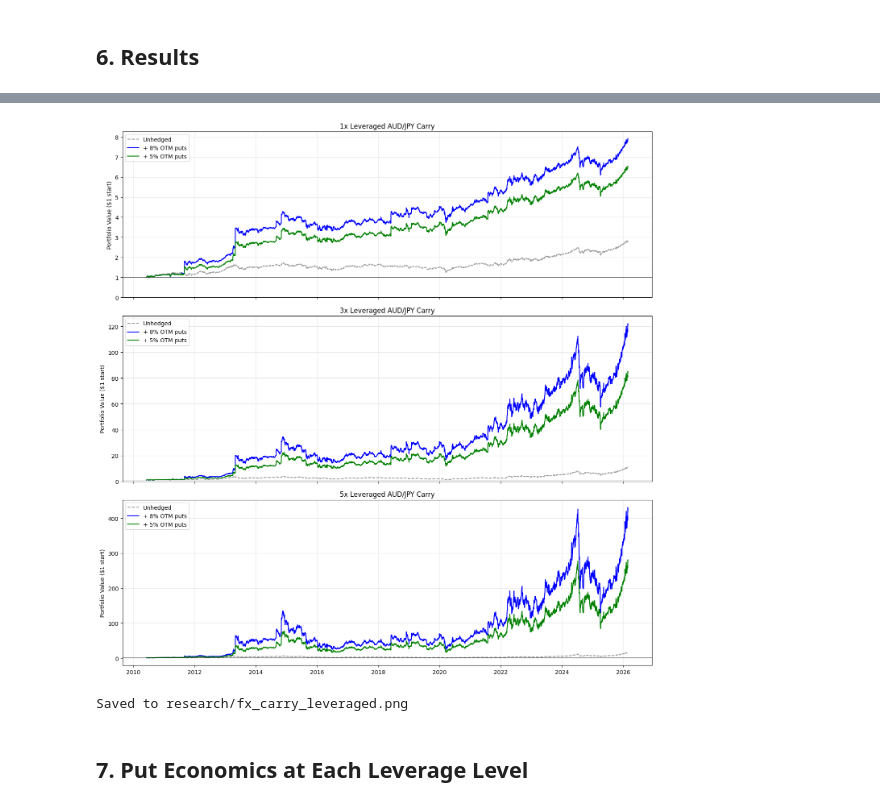
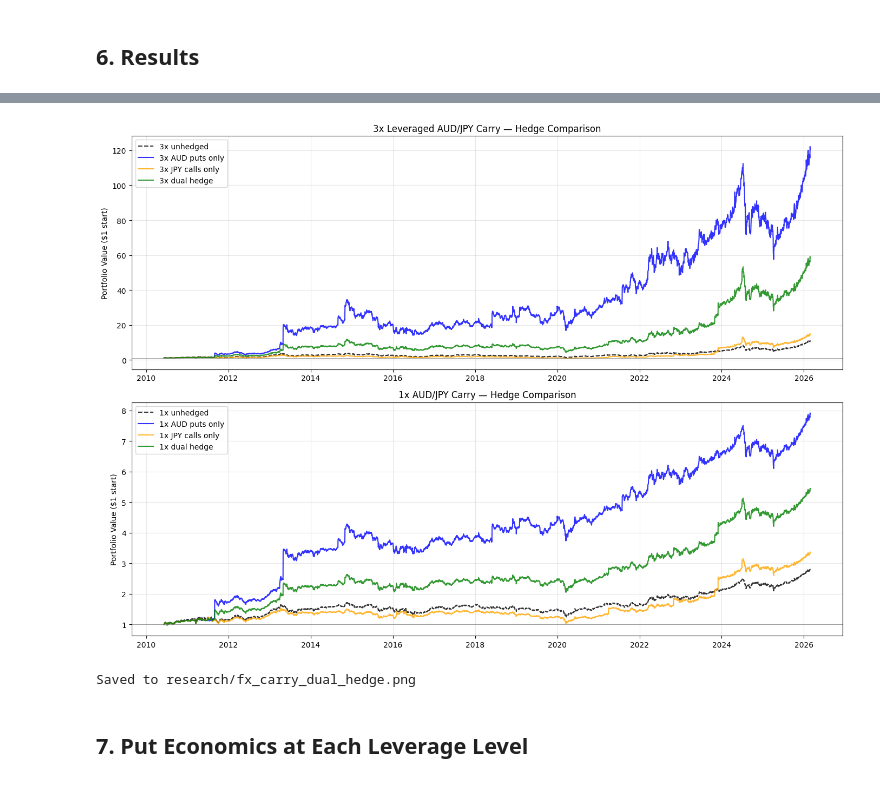
Before and after one commit to lambdaclass/options_backtester, a Jupyter notebook: notebooks/fx_carry_real.ipynb, the cells around one changed output, grey strips where cells are left out. Drawn from its saved outputs; the diff is of its cells as text; code cells hidden in the pictures.

```diff
--- a/notebooks/fx_carry_real.ipynb
+++ b/notebooks/fx_carry_real.ipynb
@@ -613,32 +634,47 @@ SPY buy-and-hold                                 11.11%   15.6%    0.712   -51.9
-# %%
-# Equity curves
-fig, axes = plt.subplots(3, 1, figsize=(14, 14), sharex=True)
-
-for i, lev in enumerate([1, 3, 5]):
-    ax = axes[i]
-
-    unhedged = results[lev]['unhedged']['capital']
-    hedged_8 = results[lev]['hedged_8pct']['capital']
-    hedged_5 = results[lev]['hedged_5pct']['capital']
-
-    ax.plot(unhedged.index, unhedged / 100, 'k--', alpha=0.4, label='Unhedged')
-    ax.plot(hedged_8.index, hedged_8 / 100, 'b-', label='+ 8% OTM puts')
-    ax.plot(hedged_5.index, hedged_5 / 100, 'g-', label='+ 5% OTM puts')
-
-    ax.set_title(f'{lev}x Leveraged AUD/JPY Carry')
-    ax.set_ylabel('Portfolio Value ($1 start)')
-    ax.legend()
-    ax.grid(True, alpha=0.3)
-    ax.axhline(1, color='black', linewidth=0.5)
-    if lev <= 3:
-        ax.set_ylim(bottom=0)
-
-plt.tight_layout()
-plt.savefig('../research/fx_carry_leveraged.png', dpi=100, bbox_inches='tight')
-plt.show()
-print('Saved to research/fx_carry_leveraged.png')
-# %% [output]
-[figure, removed]
-Saved to research/fx_carry_leveraged.png
+# %%
+# Equity curves — compare hedge types at 3x leverage
+fig, axes = plt.subplots(2, 1, figsize=(14, 10))
+
+# 3x leverage comparison
+ax = axes[0]
+for label, color, ls in [
+    ('3x unhedged', 'black', '--'),
+    ('3x AUD puts only', 'blue', '-'),
+    ('3x JPY calls only', 'orange', '-'),
+    ('3x dual hedge', 'green', '-'),
+]:
+    cap = results[label]['capital'] / 100
+    ax.plot(cap.index, cap, color=color, linestyle=ls, label=label, alpha=0.8)
+
+ax.set_title('3x Leveraged AUD/JPY Carry — Hedge Comparison')
+ax.set_ylabel('Portfolio Value ($1 start)')
+ax.legend()
+ax.grid(True, alpha=0.3)
+ax.axhline(1, color='gray', linewidth=0.5)
+
+# 1x leverage comparison
+ax = axes[1]
+for label, color, ls in [
+    ('1x unhedged', 'black', '--'),
+    ('1x AUD puts only', 'blue', '-'),
+    ('1x JPY calls only', 'orange', '-'),
+    ('1x dual hedge', 'green', '-'),
+]:
+    cap = results[label]['capital'] / 100
+    ax.plot(cap.index, cap, color=color, linestyle=ls, label=label, alpha=0.8)
+
+ax.set_title('1x AUD/JPY Carry — Hedge Comparison')
+ax.set_ylabel('Portfolio Value ($1 start)')
+ax.legend()
+ax.grid(True, alpha=0.3)
+ax.axhline(1, color='gray', linewidth=0.5)
+
+plt.tight_layout()
+plt.savefig('../research/fx_carry_dual_hedge.png', dpi=100, bbox_inches='tight')
+plt.show()
+print('Saved to research/fx_carry_dual_hedge.png')
+# %% [output]
+[figure, added]
+Saved to research/fx_carry_dual_hedge.png
 # %% [markdown]
 ## 7. Put Economics at Each Leverage Level
```
Also changed, not shown: parts of 16 cells of this notebook, 1 other file.
